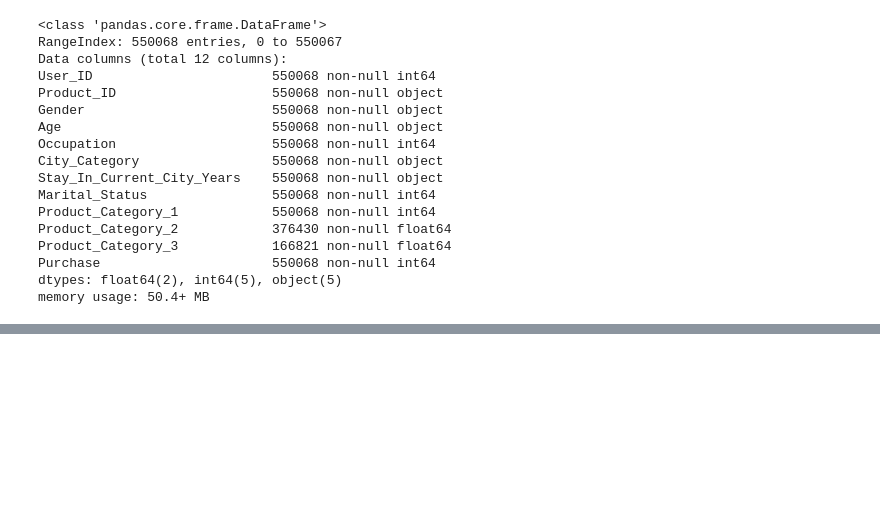
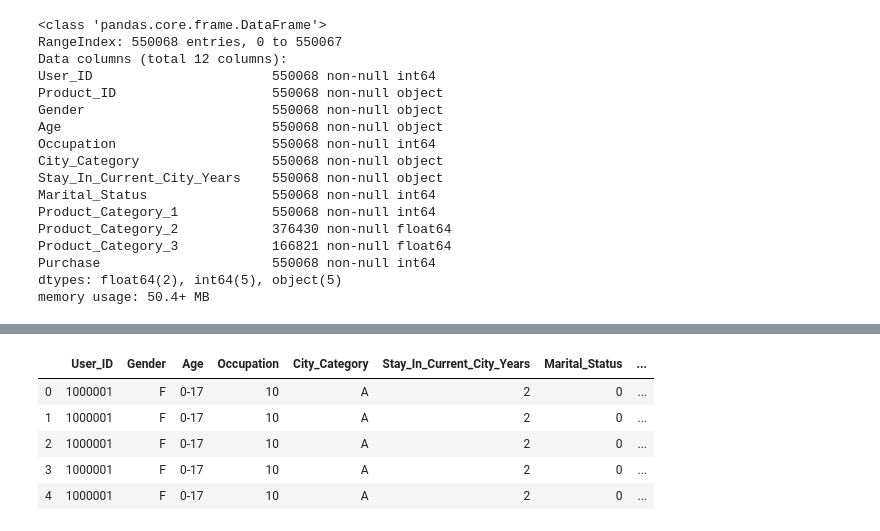
Before and after one commit to joseh4/Predicting_Black_Friday_Shopping_Purcahses, a Jupyter notebook: modeling-notebook.ipynb, the cells around one changed output, grey strips where cells are left out. Drawn from its saved outputs; the diff is of its cells as text; code cells hidden in the pictures; blank space fills up the shorter version.

```diff
--- a/modeling-notebook.ipynb
+++ b/modeling-notebook.ipynb
@@ -76,0 +114,5 @@ memory usage: 42.0+ MB
+# %%
+product_1_avg = round(model_df.groupby('User_ID')['Product_Category_1'].mean())
+product_1_avg = pd.DataFrame(product_1_avg)
+product_1_avg.reset_index(inplace = True)
+product_1_avg
@@ -76,0 +133,5 @@ memory usage: 42.0+ MB
+# %%
+product_2_avg = round(model_df.groupby('User_ID')['Product_Category_2'].mean())
+product_2_avg = pd.DataFrame(product_2_avg)
+product_2_avg.reset_index(inplace = True)
+product_2_avg
@@ -76,0 +152,5 @@ memory usage: 42.0+ MB
+# %%
+product_3_avg = round(model_df.groupby('User_ID')['Product_Category_3'].mean())
+product_3_avg = pd.DataFrame(product_3_avg)
+product_3_avg.reset_index(inplace = True)
+product_3_avg
@@ -76,0 +182,12 @@ memory usage: 42.0+ MB
+# %%
+model_df= model_df.merge(product_1_avg, on = 'User_ID')
+model_df= model_df.merge(product_2_avg, on = 'User_ID')
+model_df= model_df.merge(product_3_avg, on = 'User_ID')
+model_df.head()
+# %% [output]
+|  | User_ID | Gender | Age | Occupation | City_Category | Stay_In_Current_City_Years | Marital_Status | ... |
+| 0 | 1000001 | F | 0-17 | 10 | A | 2 | 0 | ... |
+| 1 | 1000001 | F | 0-17 | 10 | A | 2 | 0 | ... |
+| 2 | 1000001 | F | 0-17 | 10 | A | 2 | 0 | ... |
+| 3 | 1000001 | F | 0-17 | 10 | A | 2 | 0 | ... |
+| 4 | 1000001 | F | 0-17 | 10 | A | 2 | 0 | ... |
```
Also changed, not shown: parts of 38 cells of this notebook.
